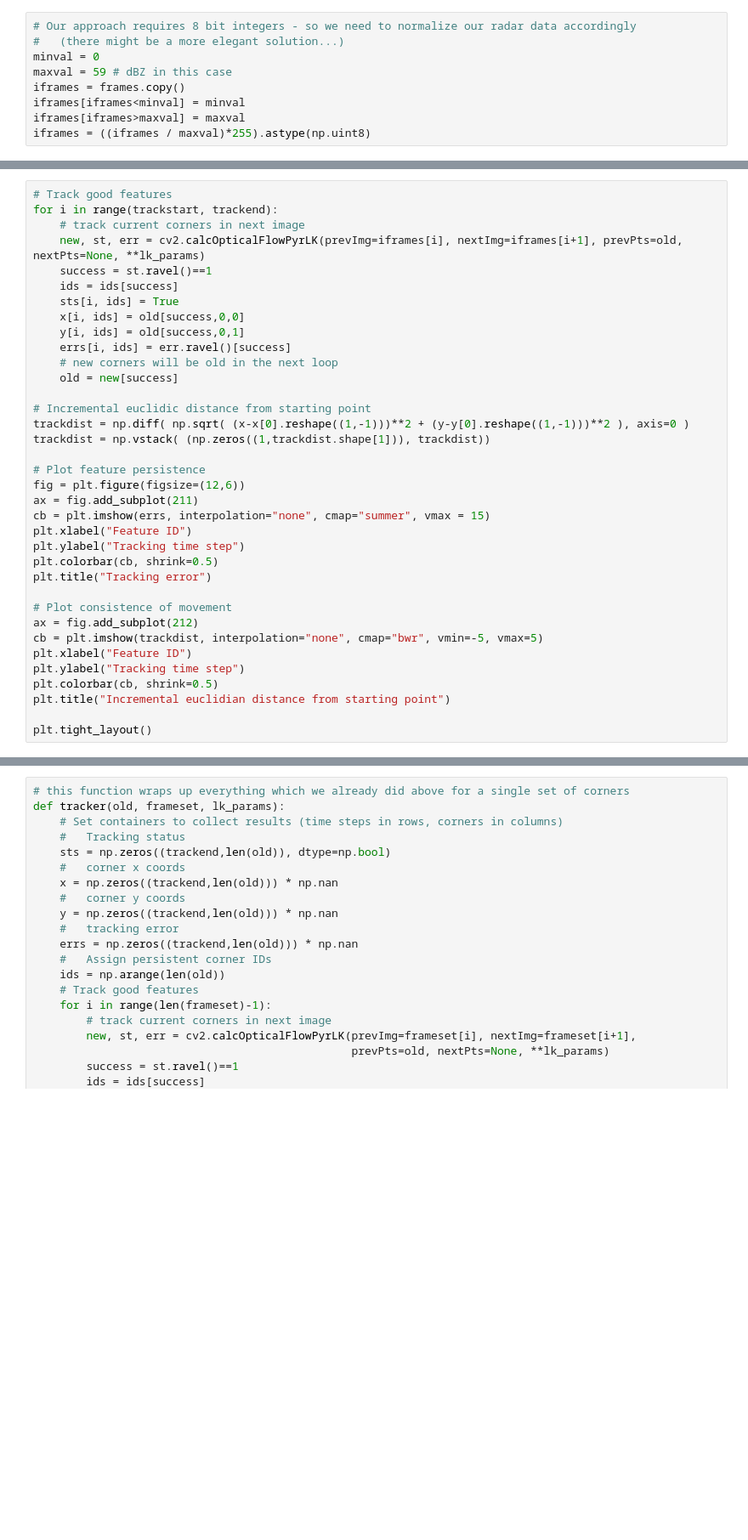
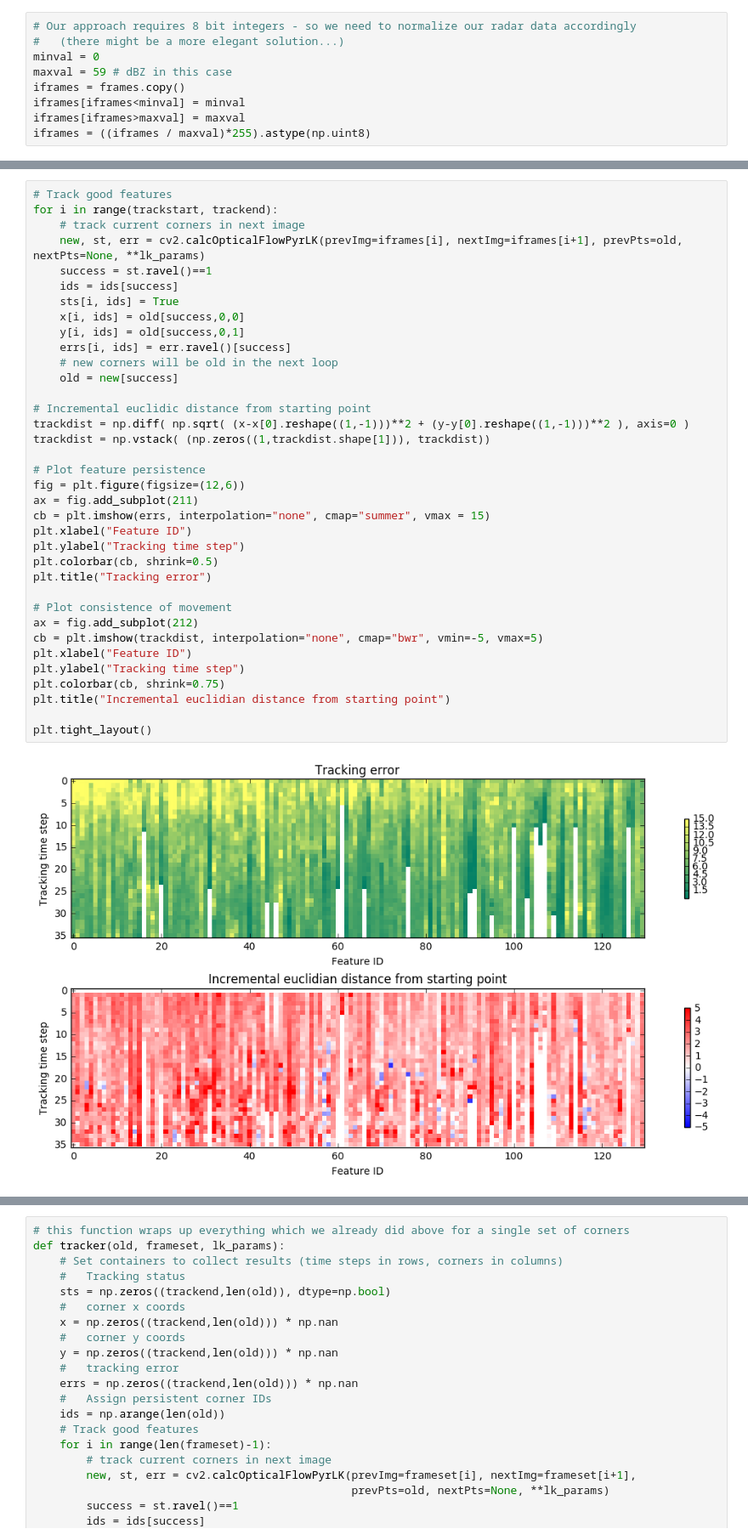
Before and after one commit to heistermann/ontrack, a Jupyter notebook: opencv_plus_ry.ipynb, the cells around one changed output, grey strips where cells are left out. Shown at 85% size. Drawn from its saved outputs; the diff is of its cells as text; blank space fills up the shorter version.

Commit message:
MIN: revised visualisation for Optical Flow tracking.

```diff
--- a/opencv_plus_ry.ipynb
+++ b/opencv_plus_ry.ipynb
@@ -121,33 +124,35 @@ for i in range(trackstart, trackend):
     success = st.ravel()==1
     ids = ids[success]
     sts[i, ids] = True
     x[i, ids] = old[success,0,0]
     y[i, ids] = old[success,0,1]
     errs[i, ids] = err.ravel()[success]
     # new corners will be old in the next loop
     old = new[success]
 
 # Incremental euclidic distance from starting point
 trackdist = np.diff( np.sqrt( (x-x[0].reshape((1,-1)))**2 + (y-y[0].reshape((1,-1)))**2 ), axis=0 )
 trackdist = np.vstack( (np.zeros((1,trackdist.shape[1])), trackdist))
 
 # Plot feature persistence
 fig = plt.figure(figsize=(12,6))
 ax = fig.add_subplot(211)
 cb = plt.imshow(errs, interpolation="none", cmap="summer", vmax = 15)
 plt.xlabel("Feature ID")
 plt.ylabel("Tracking time step")
 plt.colorbar(cb, shrink=0.5)
 plt.title("Tracking error")
 
 # Plot consistence of movement
 ax = fig.add_subplot(212)
 cb = plt.imshow(trackdist, interpolation="none", cmap="bwr", vmin=-5, vmax=5)
 plt.xlabel("Feature ID")
 plt.ylabel("Tracking time step")
-plt.colorbar(cb, shrink=0.5)
+plt.colorbar(cb, shrink=0.75)
 plt.title("Incremental euclidian distance from starting point")
 
 plt.tight_layout()
+# %% [output]
+[figure, added]
 # %%
 # Find good tracks (but what is a "good" track...?)
```
Also changed, not shown: parts of 17 cells of this notebook, 2 other files.
